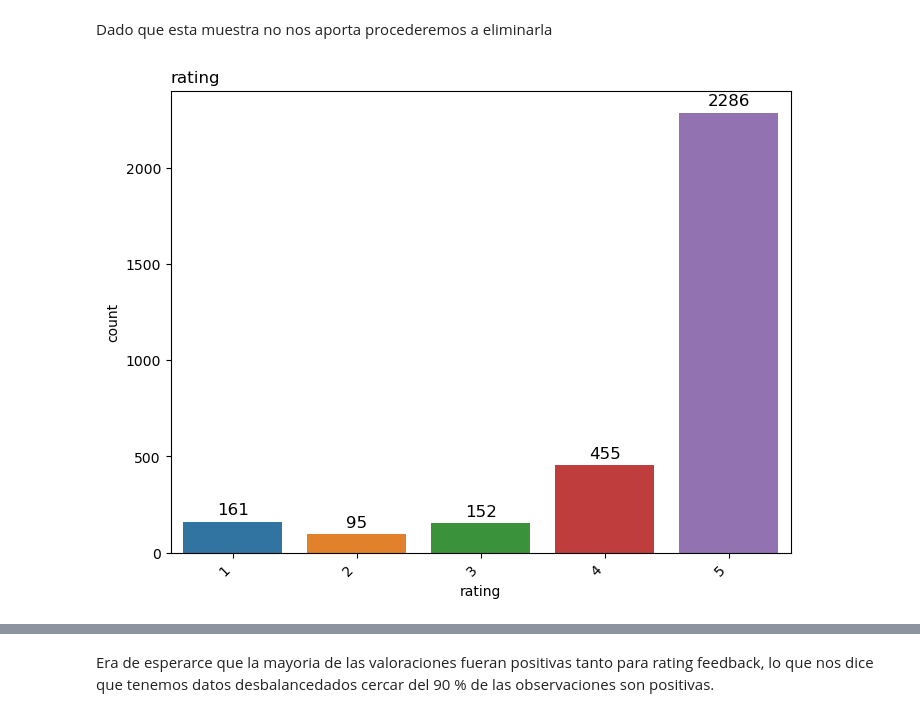
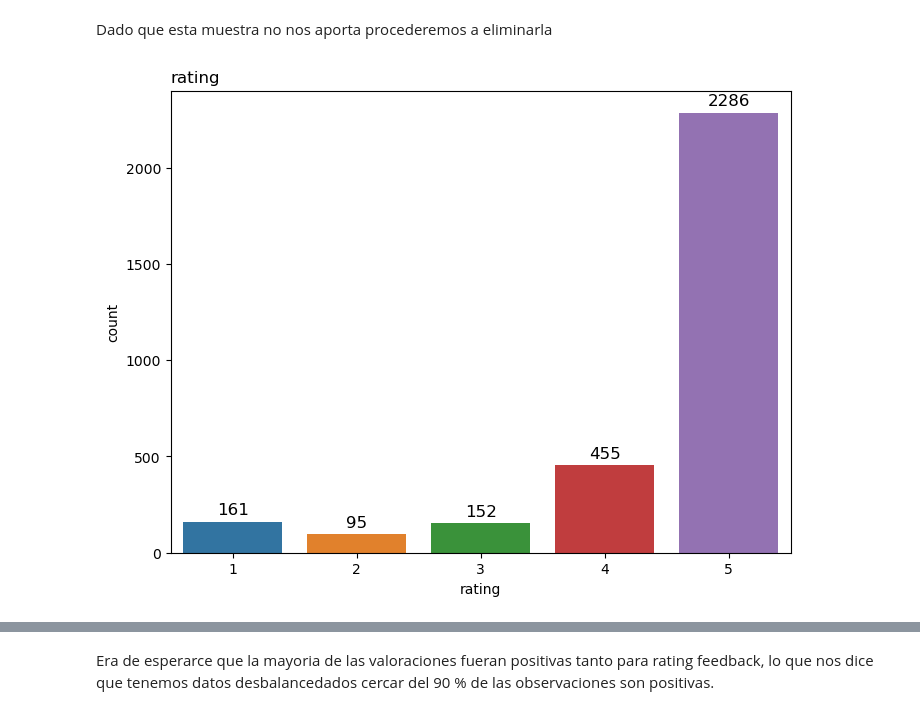
Before and after one commit to david-21fi/AmazonAlexa, a Jupyter notebook: Notebooks/analisis_exploratorio.ipynb, the cells around one changed output, grey strips where cells are left out. Saved outputs shown, nothing was run; the diff lists cells and outputs as text; code cells hidden in the pictures.

```diff
--- a/Notebooks/analisis_exploratorio.ipynb
+++ b/Notebooks/analisis_exploratorio.ipynb
@@ -78,9 +78,9 @@ Dado que esta muestra no nos aporta procederemos a eliminarla
 # delete
 data.drop(index=473,inplace=True)
 # %%
-utils.barplot(data,column='rating')
+utils.barplot(data,column='rating',rotation=False)
 # %% [output]
-[figure, old version]
+[figure, new version]
 # %%
 utils.barplot(data,column='feedback')
 # %% [output]
```
Also changed, not shown: parts of 7 cells of this notebook.
